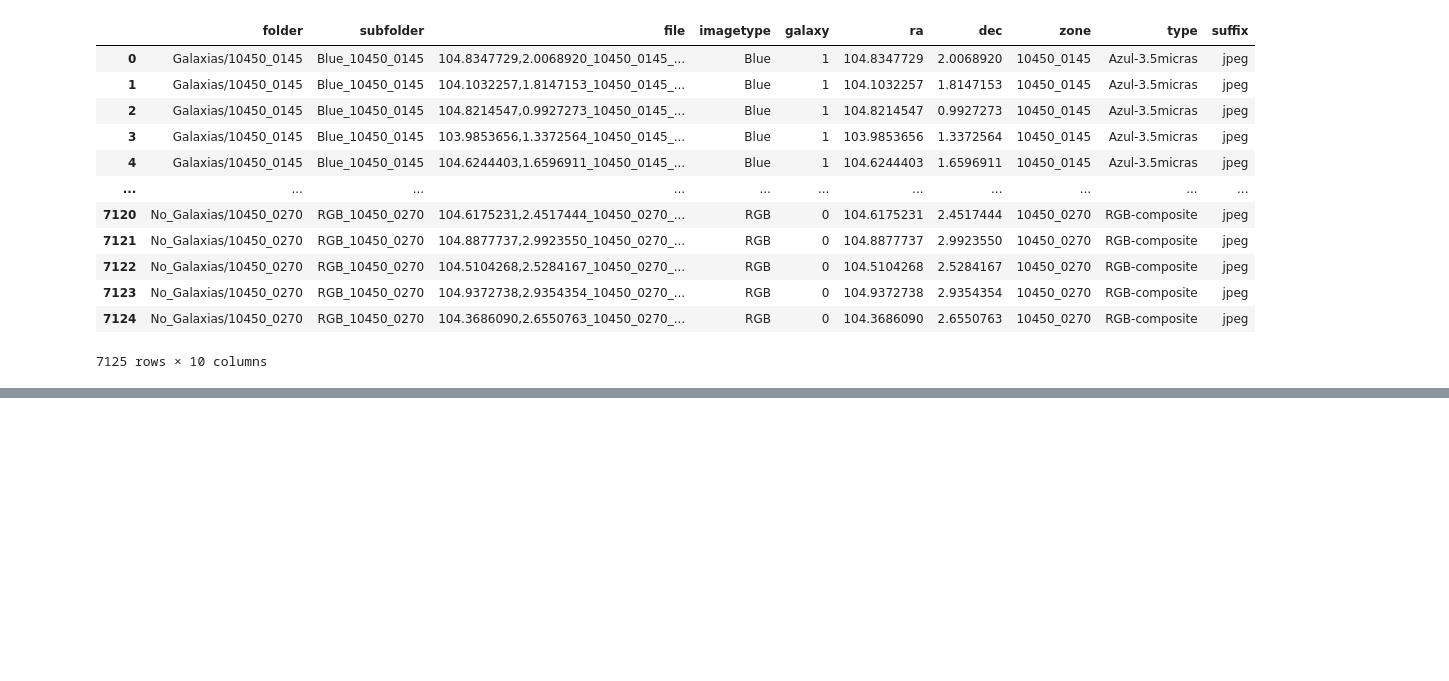
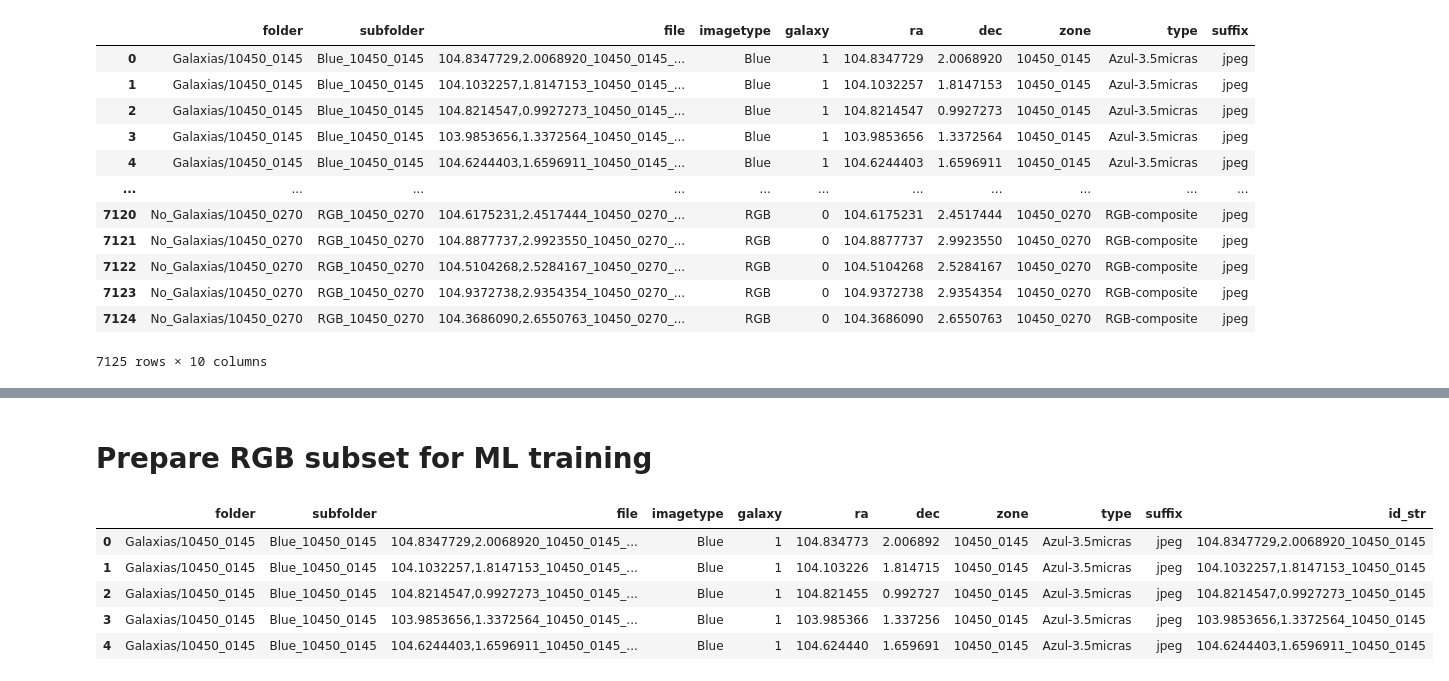
Before and after one commit to rmegret/galaxy-classification, a Jupyter notebook: notebooks/prepare_galaxy_files.ipynb, the cells around one changed output, grey strips where cells are left out. Cells and saved outputs as stored; diff of their text form; code cells hidden in the pictures; blank space fills up the shorter version.

```diff
--- a/notebooks/prepare_galaxy_files.ipynb
+++ b/notebooks/prepare_galaxy_files.ipynb
@@ -8,4 +8,5 @@ import re
 # %%
 ROOT_DIR = Path().resolve().parent
 DATA_DIR = ROOT_DIR / 'data'
-EXTERNAL_DATA_DIR = DATA_DIR / 'external'
+SMOG_DATA_DIR = DATA_DIR / 'external' / 'dataset-SMOG'
+RGB_DATA_DIR = DATA_DIR / 'raw' / 'galaxies-rgb'
@@ -127,3 +153,15 @@ df_images.to_csv(DATA_DIR / 'raw' / 'df_images.csv', index=False)
+# %% [markdown]
+# Prepare RGB subset for ML training
+# %%
+df_images = pd.read_csv(SMOG_DATA_DIR / 'catalog.csv')
+df_images.head()
+# %% [output]
+|  | folder | subfolder | file | imagetype | galaxy | ra | dec | zone | type | suffix | id_str |
+| 0 | Galaxias/10450_0145 | Blue_10450_0145 | 104.8347729,2.0068920_10450_0145_... | Blue | 1 | 104.834773 | 2.006892 | 10450_0145 | Azul-3.5micras | jpeg | 104.8347729,2.0068920_10450_0145 |
+| 1 | Galaxias/10450_0145 | Blue_10450_0145 | 104.1032257,1.8147153_10450_0145_... | Blue | 1 | 104.103226 | 1.814715 | 10450_0145 | Azul-3.5micras | jpeg | 104.1032257,1.8147153_10450_0145 |
+| 2 | Galaxias/10450_0145 | Blue_10450_0145 | 104.8214547,0.9927273_10450_0145_... | Blue | 1 | 104.821455 | 0.992727 | 10450_0145 | Azul-3.5micras | jpeg | 104.8214547,0.9927273_10450_0145 |
+| 3 | Galaxias/10450_0145 | Blue_10450_0145 | 103.9853656,1.3372564_10450_0145_... | Blue | 1 | 103.985366 | 1.337256 | 10450_0145 | Azul-3.5micras | jpeg | 103.9853656,1.3372564_10450_0145 |
+| 4 | Galaxias/10450_0145 | Blue_10450_0145 | 104.6244403,1.6596911_10450_0145_... | Blue | 1 | 104.624440 | 1.659691 | 10450_0145 | Azul-3.5micras | jpeg | 104.6244403,1.6596911_10450_0145 |
 # %%
 # dataset of only RGB images
 
```
Also changed, not shown: parts of 22 cells of this notebook, 1 other file.
